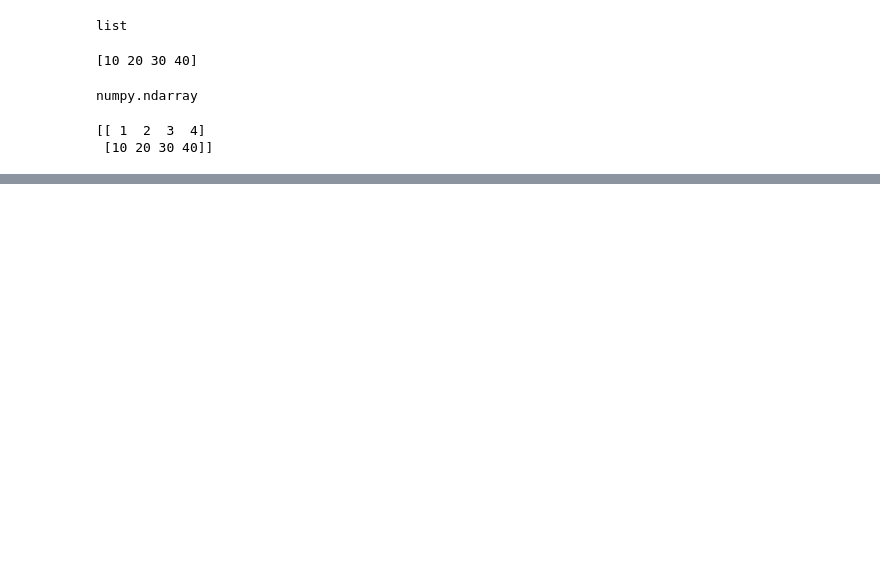
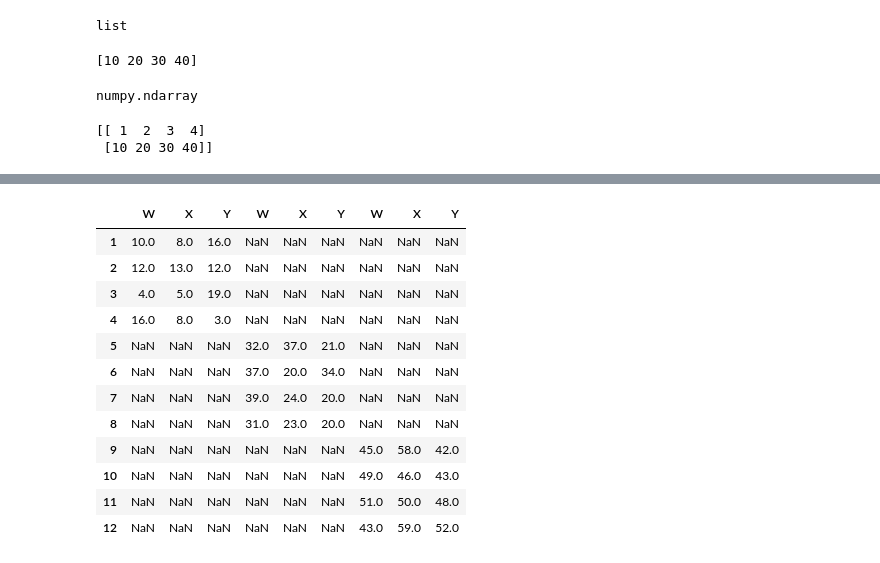
Before and after one commit to pskamali06-svg/Data-Science, a Jupyter notebook: Untitled.ipynb, the cells around one changed output, grey strips where cells are left out. Drawn from its saved outputs; the diff is of its cells as text; code cells hidden in the pictures; blank space fills up the shorter version.

```diff
--- a/Untitled.ipynb
+++ b/Untitled.ipynb
@@ -29,0 +765,6 @@ print(x)
+# %%
+df1 = pd.DataFrame(np.random.randint(1, 20, size = (4, 3)), [1,2,3,4], ['W', 'X', 'Y'])
+# %%
+df2 = pd.DataFrame(np.random.randint(20,40, size = (4, 3)), [5,6,7,8], ['W', 'X', 'Y'])
+# %%
+df3 = pd.DataFrame(np.random.randint(40,60, size = (4, 3)), [9,10,11,12], ['W', 'X', 'Y'])
@@ -29,0 +795,2 @@ print(x)
+# %%
+farme = [df1, df2, df3]
@@ -29,0 +813,16 @@ print(x)
+# %%
+pd.concat(farme, axis = 1)
+# %% [output]
+|  | W | X | Y | W | X | Y | W | X | Y |
+| 1 | 10.0 | 8.0 | 16.0 | NaN | NaN | NaN | NaN | NaN | NaN |
+| 2 | 12.0 | 13.0 | 12.0 | NaN | NaN | NaN | NaN | NaN | NaN |
+| 3 | 4.0 | 5.0 | 19.0 | NaN | NaN | NaN | NaN | NaN | NaN |
+| 4 | 16.0 | 8.0 | 3.0 | NaN | NaN | NaN | NaN | NaN | NaN |
+| 5 | NaN | NaN | NaN | 32.0 | 37.0 | 21.0 | NaN | NaN | NaN |
+| 6 | NaN | NaN | NaN | 37.0 | 20.0 | 34.0 | NaN | NaN | NaN |
+| 7 | NaN | NaN | NaN | 39.0 | 24.0 | 20.0 | NaN | NaN | NaN |
+| 8 | NaN | NaN | NaN | 31.0 | 23.0 | 20.0 | NaN | NaN | NaN |
+| 9 | NaN | NaN | NaN | NaN | NaN | NaN | 45.0 | 58.0 | 42.0 |
+| 10 | NaN | NaN | NaN | NaN | NaN | NaN | 49.0 | 46.0 | 43.0 |
+| 11 | NaN | NaN | NaN | NaN | NaN | NaN | 51.0 | 50.0 | 48.0 |
+| 12 | NaN | NaN | NaN | NaN | NaN | NaN | 43.0 | 59.0 | 52.0 |
```
Also changed, not shown: parts of 170 cells of this notebook.
